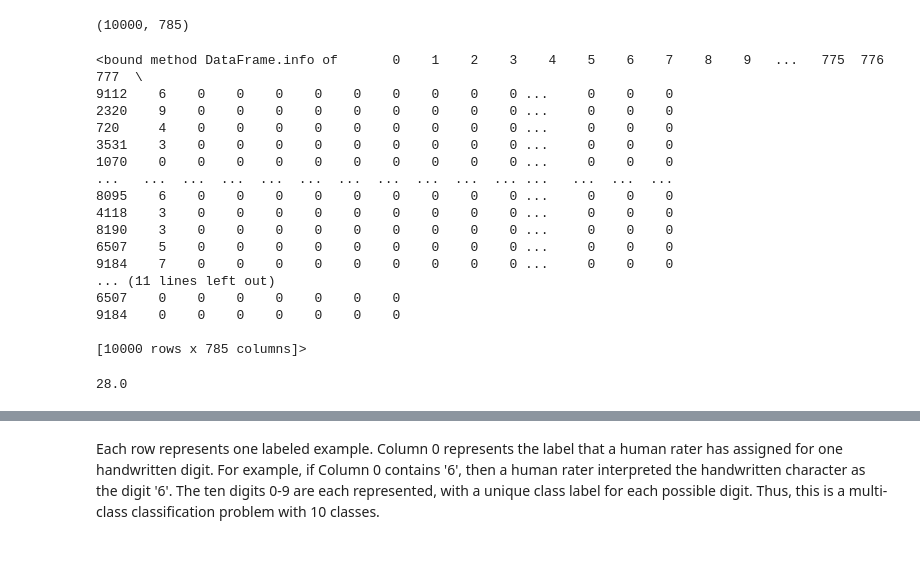
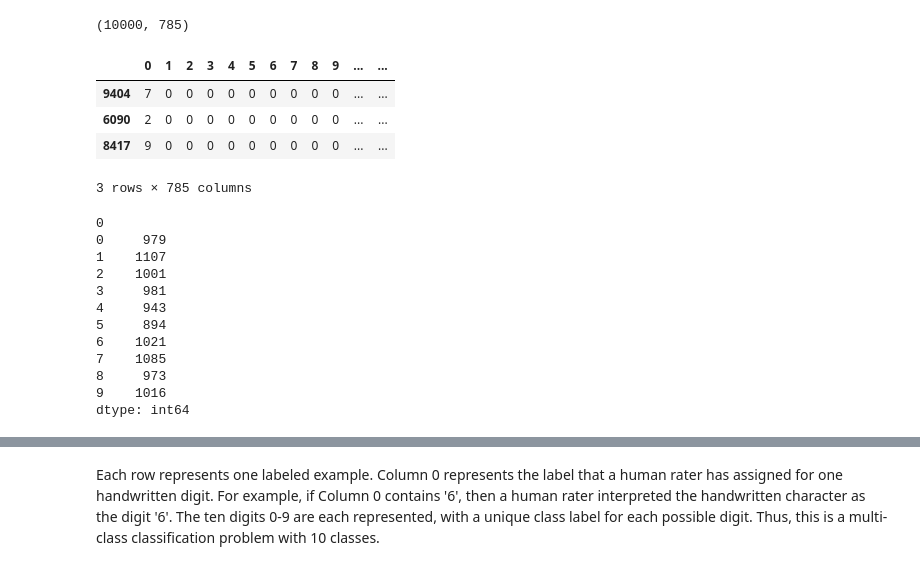
Before and after one commit to tenvol/tsf00, a Jupyter notebook: multi_class_classification_of_handwritten_digits.ipynb, the cells around one changed output, grey strips where cells are left out. Saved outputs shown, nothing was run; the diff lists cells and outputs as text; code cells hidden in the pictures.

```diff
--- a/multi_class_classification_of_handwritten_digits.ipynb
+++ b/multi_class_classification_of_handwritten_digits.ipynb
@@ -73,27 +75,26 @@ mnist_dataframe.head()
 mnist_dataframe.shape
 # %% [output]
 (10000, 785)
-# %%
-mnist_dataframe.info
-# %% [output]
-<bound method DataFrame.info of       0    1    2    3    4    5    6    7    8    9   ...   775  776  777  \
-9112    6    0    0    0    0    0    0    0    0    0 ...     0    0    0
-2320    9    0    0    0    0    0    0    0    0    0 ...     0    0    0
-720     4    0    0    0    0    0    0    0    0    0 ...     0    0    0
-3531    3    0    0    0    0    0    0    0    0    0 ...     0    0    0
-1070    0    0    0    0    0    0    0    0    0    0 ...     0    0    0
-...   ...  ...  ...  ...  ...  ...  ...  ...  ...  ... ...   ...  ...  ...
-8095    6    0    0    0    0    0    0    0    0    0 ...     0    0    0
-4118    3    0    0    0    0    0    0    0    0    0 ...     0    0    0
-8190    3    0    0    0    0    0    0    0    0    0 ...     0    0    0
-6507    5    0    0    0    0    0    0    0    0    0 ...     0    0    0
-9184    7    0    0    0    0    0    0    0    0    0 ...     0    0    0
-... (11 lines left out)
-6507    0    0    0    0    0    0    0
-9184    0    0    0    0    0    0    0
-
-[10000 rows x 785 columns]>
-# %%
-math.sqrt(784)
-# %% [output]
-28.0
+# %%
+mnist_dataframe.head(3)
+# %% [output]
+|  | 0 | 1 | 2 | 3 | 4 | 5 | 6 | 7 | 8 | 9 | ... | ... |
+| 9404 | 7 | 0 | 0 | 0 | 0 | 0 | 0 | 0 | 0 | 0 | ... | ... |
+| 6090 | 2 | 0 | 0 | 0 | 0 | 0 | 0 | 0 | 0 | 0 | ... | ... |
+| 8417 | 9 | 0 | 0 | 0 | 0 | 0 | 0 | 0 | 0 | 0 | ... | ... |
+3 rows × 785 columns
+# %%
+mndf.groupby(0).apply(lambda x: x[0].count())
+# %% [output]
+0
+0     979
+1    1107
+2    1001
+3     981
+4     943
+5     894
+6    1021
+7    1085
+8     973
+9    1016
+dtype: int64
```
Also changed, not shown: parts of 20 cells of this notebook.
